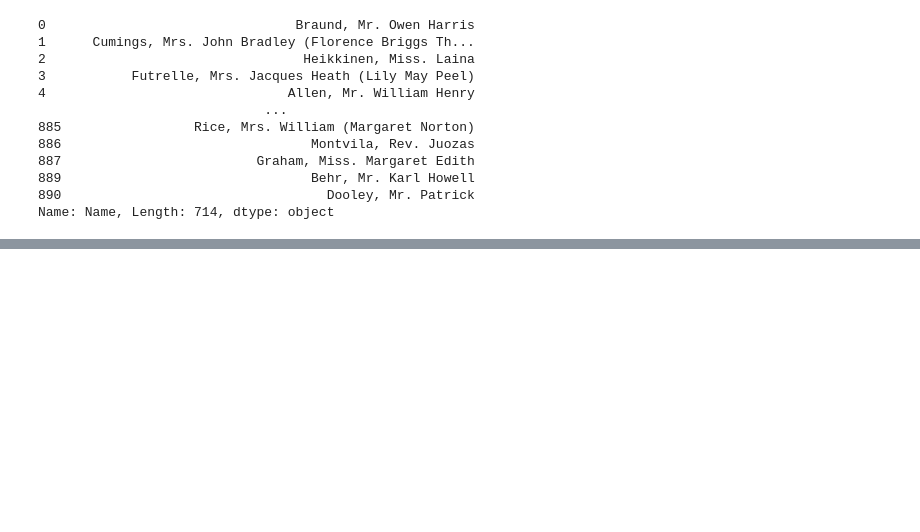
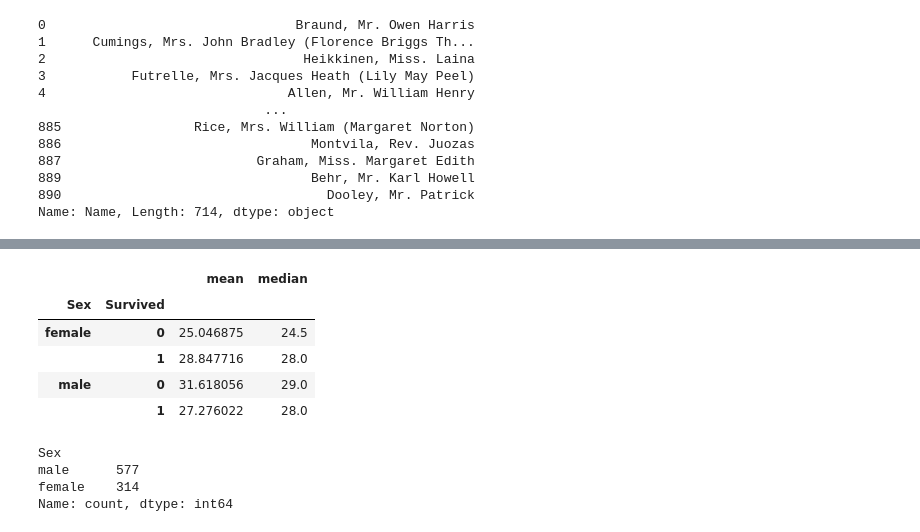
Before and after one commit to bondaralexxx/portfolio, a Jupyter notebook: Pandas_jupyter_notebooks/titanic_dataset/titanic.ipynb, the cells around one changed output, grey strips where cells are left out. Saved outputs shown, nothing was run; the diff lists cells and outputs as text; code cells hidden in the pictures; blank space fills up the shorter version.

```diff
--- a/Pandas_jupyter_notebooks/titanic_dataset/titanic.ipynb
+++ b/Pandas_jupyter_notebooks/titanic_dataset/titanic.ipynb
@@ -215,0 +359,18 @@ Name: Name, Length: 714, dtype: object
+# %%
+# calculating of median and average age for males and females, and for survivors and non-survivors
+df.groupby(['Sex', 'Survived'])['Age'].agg(['mean', 'median'])
+# %% [output]
+|  |  | mean | median |
+| Sex | Survived |  |  |
+| female | 0 | 25.046875 | 24.5 |
+|  | 1 | 28.847716 | 28.0 |
+| male | 0 | 31.618056 | 29.0 |
+|  | 1 | 27.276022 | 28.0 |
+# %%
+# getting the number of men and women on the Titanic
+df['Sex'].value_counts()
+# %% [output]
+Sex
+male      577
+female    314
+Name: count, dtype: int64
```
Also changed, not shown: parts of 24 cells of this notebook.
